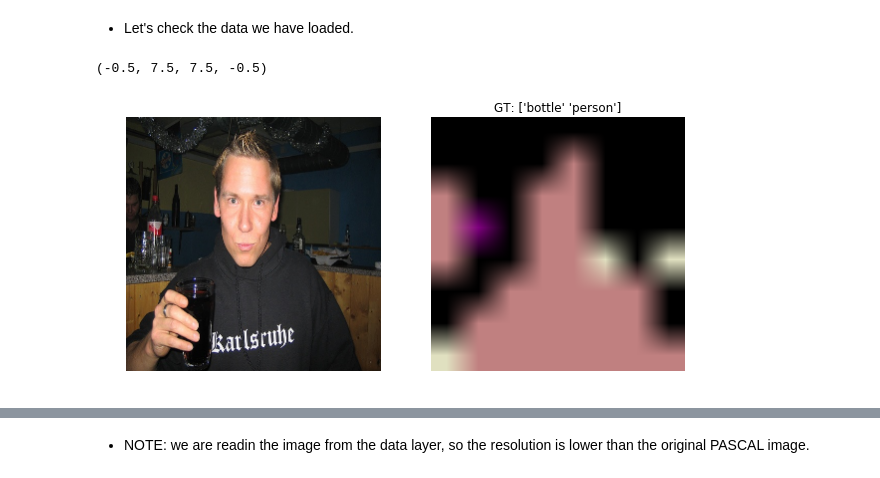
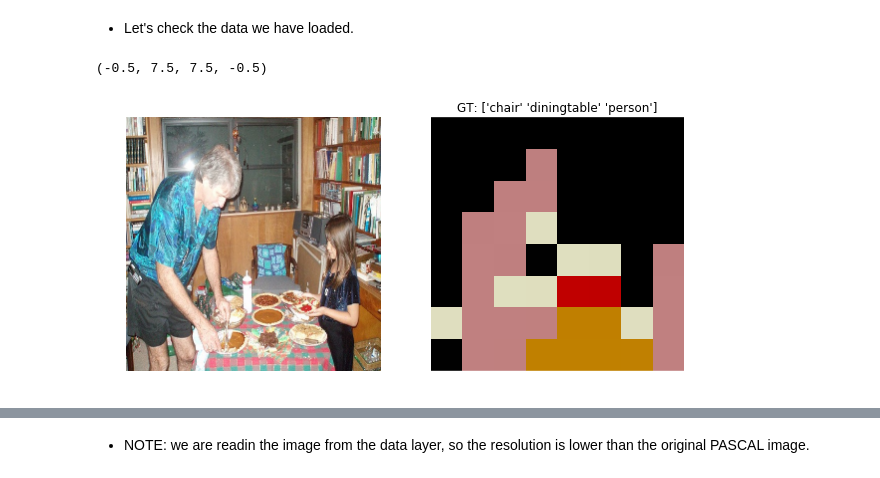
Before and after one commit to lzd0825/instance_segmentation, a Jupyter notebook: pascal-segmentation-with-datalayer.ipynb, the cells around one changed output, grey strips where cells are left out. Drawn from its saved outputs; the diff is of its cells as text; code cells hidden in the pictures.

```diff
--- a/pascal-segmentation-with-datalayer.ipynb
+++ b/pascal-segmentation-with-datalayer.ipynb
@@ -147,18 +150,18 @@ PascalSegmentationDataLayerSync initialized for split: val, with bs: 128, im_sha
 * Let's check the data we have loaded.
 # %%
 transformer = tools.SimpleTransformer() # This is simply to add back the bias, re-shuffle the color channels to RGB, and so on...
-image_index = 5 # First image in the batch.
+image_index = 0 # First image in the batch.
 plt.subplot(1,2,1)
 plt.imshow(transformer.deprocess(copy(solver.net.blobs['data'].data[image_index, ...])))
 plt.axis('off')
 plt.subplot(1,2,2)
 gt_seg = solver.net.blobs['label'].data[image_index, ...].astype(np.int)
 gtlist = np.unique(gt_seg)
 index = np.where(np.logical_and(gtlist != 0, gtlist != 255))
 gtlist = gtlist[index] - 1
 plt.title('GT: {}'.format(classes[gtlist]))
-plt.imshow(gt_seg.squeeze(), cmap=labelcolormap(256))
+plt.imshow(gt_seg.squeeze(), cmap=labelcolormap(256), interpolation='none', vmin=0, vmax=255)
 plt.axis('off')
 # %% [output]
 (-0.5, 7.5, 7.5, -0.5)
-[figure, old version]
+[figure, new version]
```
Also changed, not shown: parts of 6 cells of this notebook, 1 other file.
